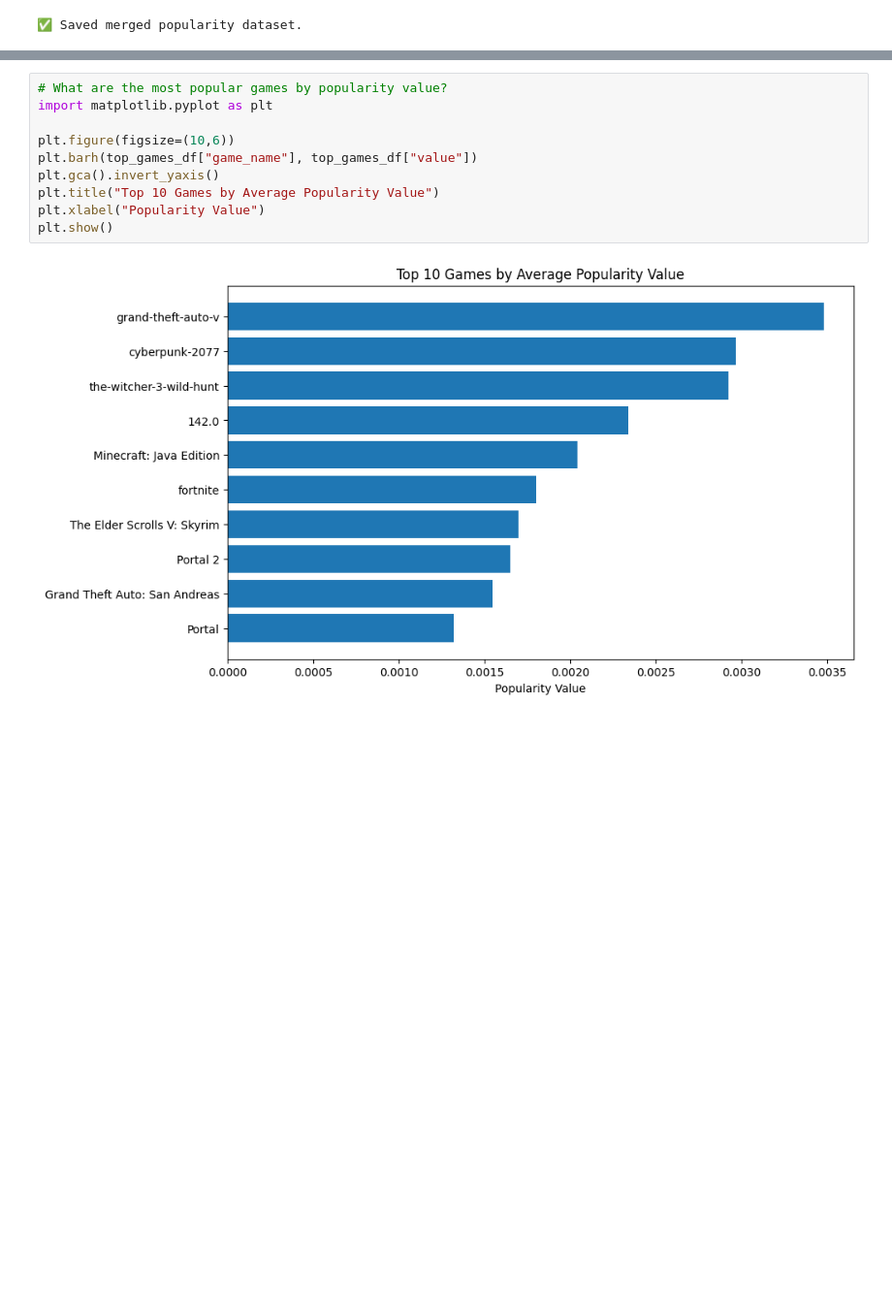
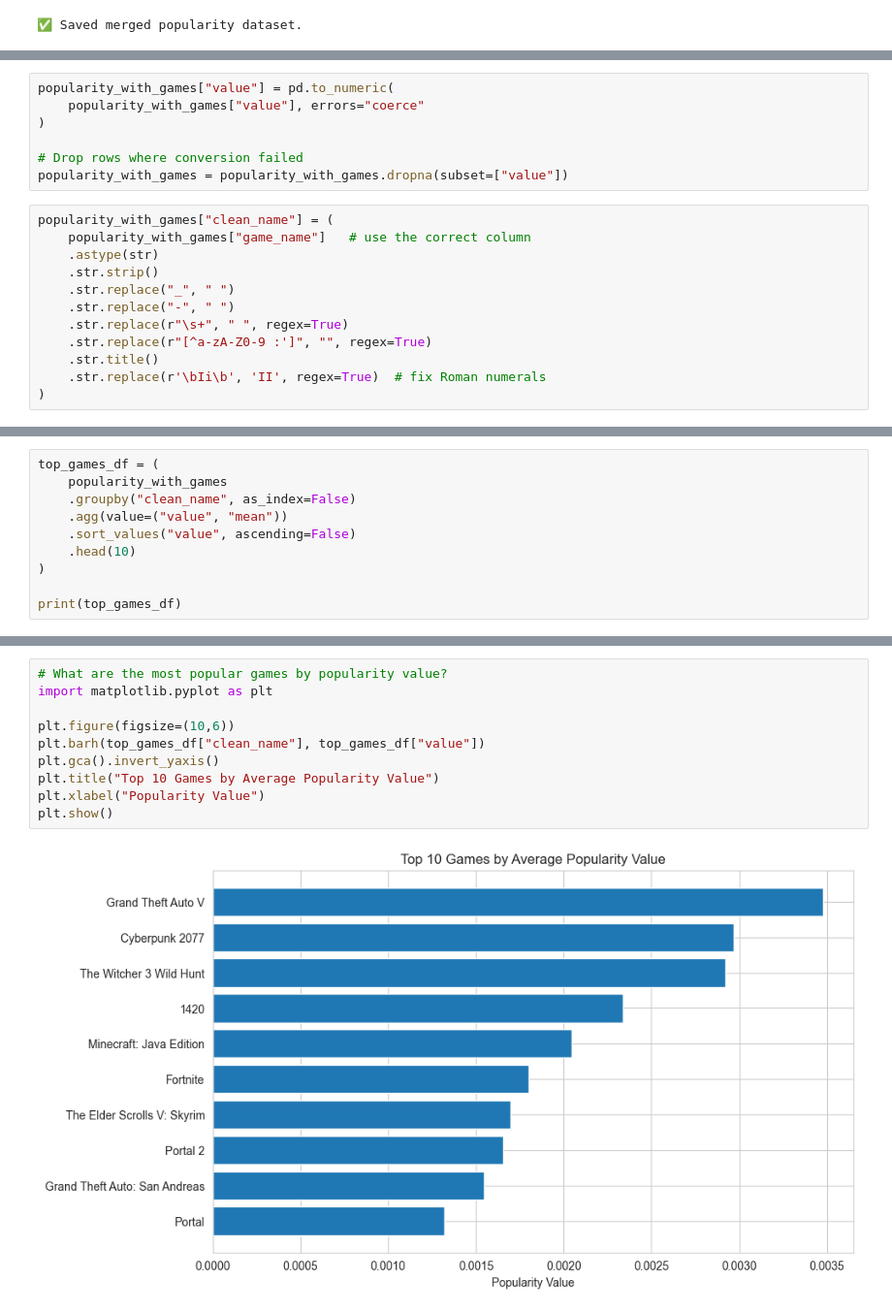
Before and after one commit to wprocise/Video-Game-Project, a Jupyter notebook: Game_Popularity.ipynb, the cells around one changed output, grey strips where cells are left out. Shown at 97% size. Drawn from its saved outputs; the diff is of its cells as text; blank space fills up the shorter version.

Commit message:
Added clean_name column

```diff
--- a/Game_Popularity.ipynb
+++ b/Game_Popularity.ipynb
@@ -158,0 +186,19 @@ print(top_games_df)
+# %%
+popularity_with_games["value"] = pd.to_numeric(
+    popularity_with_games["value"], errors="coerce"
+)
+
+# Drop rows where conversion failed
+popularity_with_games = popularity_with_games.dropna(subset=["value"])
+# %%
+popularity_with_games["clean_name"] = (
+    popularity_with_games["game_name"]   # use the correct column
+    .astype(str)
+    .str.strip()
+    .str.replace("_", " ")
+    .str.replace("-", " ")
+    .str.replace(r"\s+", " ", regex=True)
+    .str.replace(r"[^a-zA-Z0-9 :']", "", regex=True)
+    .str.title()
+    .str.replace(r'\bIi\b', 'II', regex=True)  # fix Roman numerals
+)
@@ -158,0 +249,10 @@ print(top_games_df)
+# %%
+top_games_df = (
+    popularity_with_games
+    .groupby("clean_name", as_index=False)
+    .agg(value=("value", "mean"))
+    .sort_values("value", ascending=False)
+    .head(10)
+)
+
+print(top_games_df)
@@ -159,15 +271,15 @@ print(top_games_df)
 # %%
 # What are the most popular games by popularity value?
 import matplotlib.pyplot as plt
 
 plt.figure(figsize=(10,6))
-plt.barh(top_games_df["game_name"], top_games_df["value"])
+plt.barh(top_games_df["clean_name"], top_games_df["value"])
 plt.gca().invert_yaxis()
 plt.title("Top 10 Games by Average Popularity Value")
 plt.xlabel("Popularity Value")
 plt.show()
 # %% [output]
-[figure, old version]
+[figure, new version]
 # %%
 # Bolded title, added yaxis 'name game', increased font size
 # What are the most popular games by popularity value?
```
Also changed, not shown: parts of 13 cells of this notebook, 1 other file.
